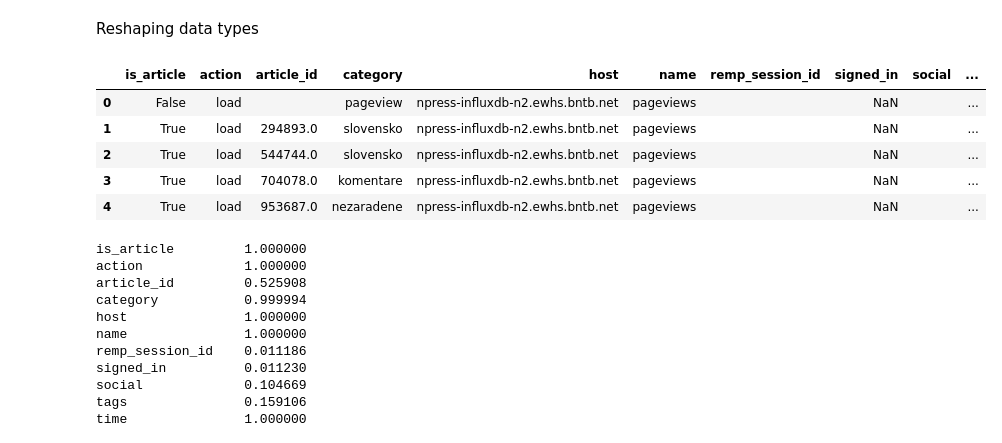
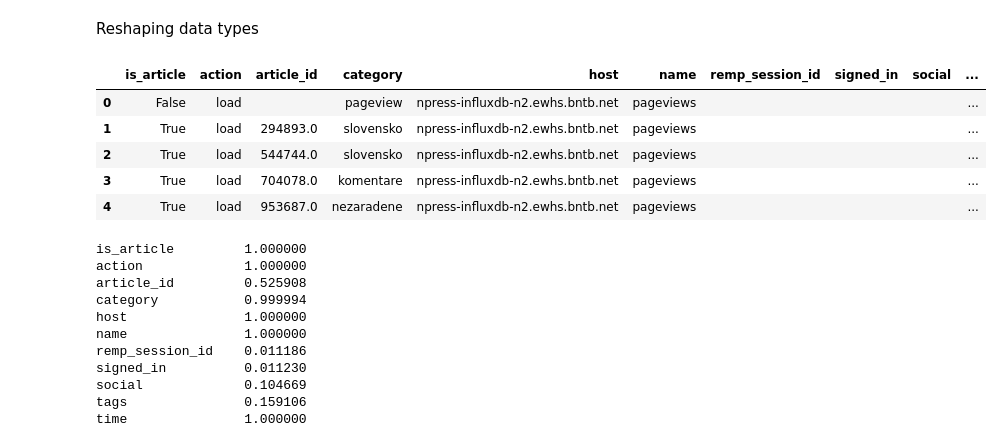
Before and after one commit to DOBss/remp, a Jupyter notebook: Pythia/Experiments/Data-QA/rg-data-qa-notebok.ipynb, the cells around one changed output. Saved outputs shown, nothing was run; the diff lists cells and outputs as text; code cells hidden in the pictures.

```diff
--- a/Pythia/Experiments/Data-QA/rg-data-qa-notebok.ipynb
+++ b/Pythia/Experiments/Data-QA/rg-data-qa-notebok.ipynb
@@ -100,26 +100,26 @@ df_dict['pageviews'].head()
 # %% [markdown]
 Reshaping data types
 # %%
-# df_dict['pageviews'].rename(columns={'_article': 'is_article'}, inplace=True)
+df_dict['pageviews'].rename(columns={'_article': 'is_article'}, inplace=True)
+df_dict['pageviews']['article_id'].fillna('', inplace=True)
 df_dict['pageviews']['is_article'] = df_dict['pageviews']['is_article'].astype(bool)
 df_dict['pageviews']['article_id'] = df_dict['pageviews']['article_id'].astype(str)
 df_dict['pageviews']['time'] = df_dict['pageviews']['time'].astype(datetime)
-df_dict['pageviews']['article_id'] = df_dict['pageviews']['article_id'].str.replace('nan', '')
 df_dict['pageviews']['remp_session_id'].fillna('', inplace = True)
-# df_dict['pageviews']['signed_in'].fillna('', inplace = True)
+df_dict['pageviews']['signed_in'].fillna('', inplace = True)
 df_dict['pageviews']['social'].fillna('', inplace = True)
 df_dict['pageviews']['tags'].fillna('', inplace = True)
 df_dict['pageviews']['title'].fillna('', inplace = True)
 df_dict['pageviews']['user_agent'].fillna('', inplace = True)
 [df_dict['pageviews'][column].fillna('', inplace = True) for column in df_dict['pageviews'].columns if re.search('utm_', column) is not None]
 df_dict['pageviews'].head()
 # %% [output]
 |  | is_article | action | article_id | category | host | name | remp_session_id | signed_in | social | ... |
-| 0 | False | load |  | pageview | npress-influxdb-n2.ewhs.bntb.net | pageviews |  | NaN |  | ... |
-| 1 | True | load | 294893.0 | slovensko | npress-influxdb-n2.ewhs.bntb.net | pageviews |  | NaN |  | ... |
-| 2 | True | load | 544744.0 | slovensko | npress-influxdb-n2.ewhs.bntb.net | pageviews |  | NaN |  | ... |
-| 3 | True | load | 704078.0 | komentare | npress-influxdb-n2.ewhs.bntb.net | pageviews |  | NaN |  | ... |
-| 4 | True | load | 953687.0 | nezaradene | npress-influxdb-n2.ewhs.bntb.net | pageviews |  | NaN |  | ... |
+| 0 | False | load |  | pageview | npress-influxdb-n2.ewhs.bntb.net | pageviews |  |  |  | ... |
+| 1 | True | load | 294893.0 | slovensko | npress-influxdb-n2.ewhs.bntb.net | pageviews |  |  |  | ... |
+| 2 | True | load | 544744.0 | slovensko | npress-influxdb-n2.ewhs.bntb.net | pageviews |  |  |  | ... |
+| 3 | True | load | 704078.0 | komentare | npress-influxdb-n2.ewhs.bntb.net | pageviews |  |  |  | ... |
+| 4 | True | load | 953687.0 | nezaradene | npress-influxdb-n2.ewhs.bntb.net | pageviews |  |  |  | ... |
 # %%
 # This function assumes all missing values are either NaN or ''
 def get_missing_values_share(table_name: str) -> pd.DataFrame:
```
Also changed, not shown: parts of 17 cells of this notebook.
